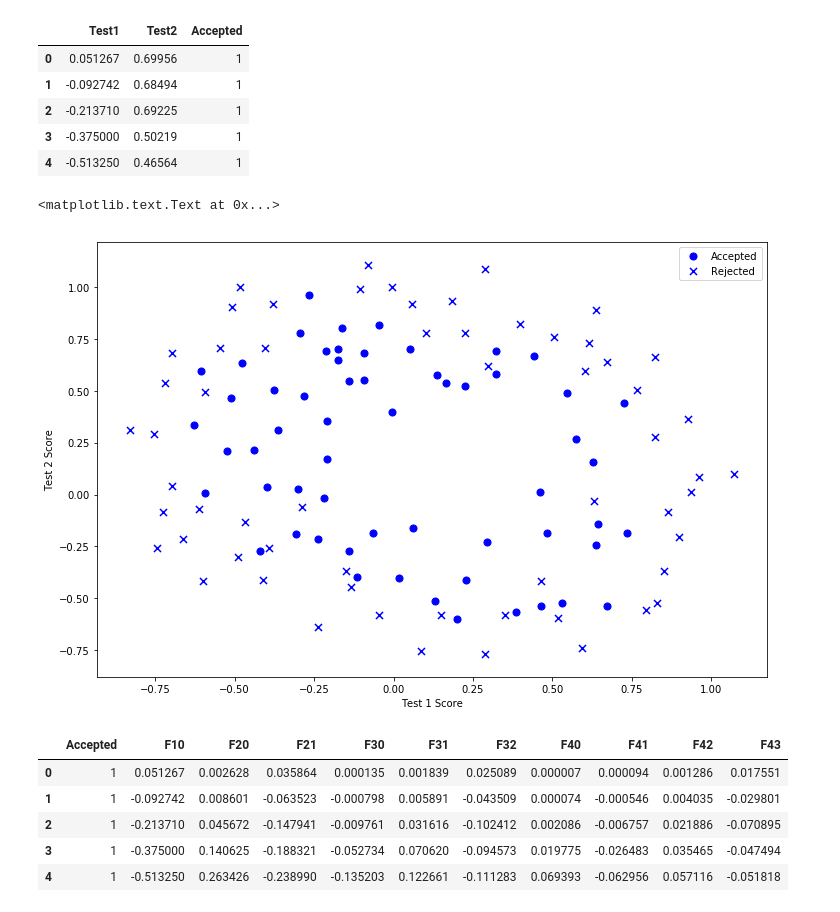
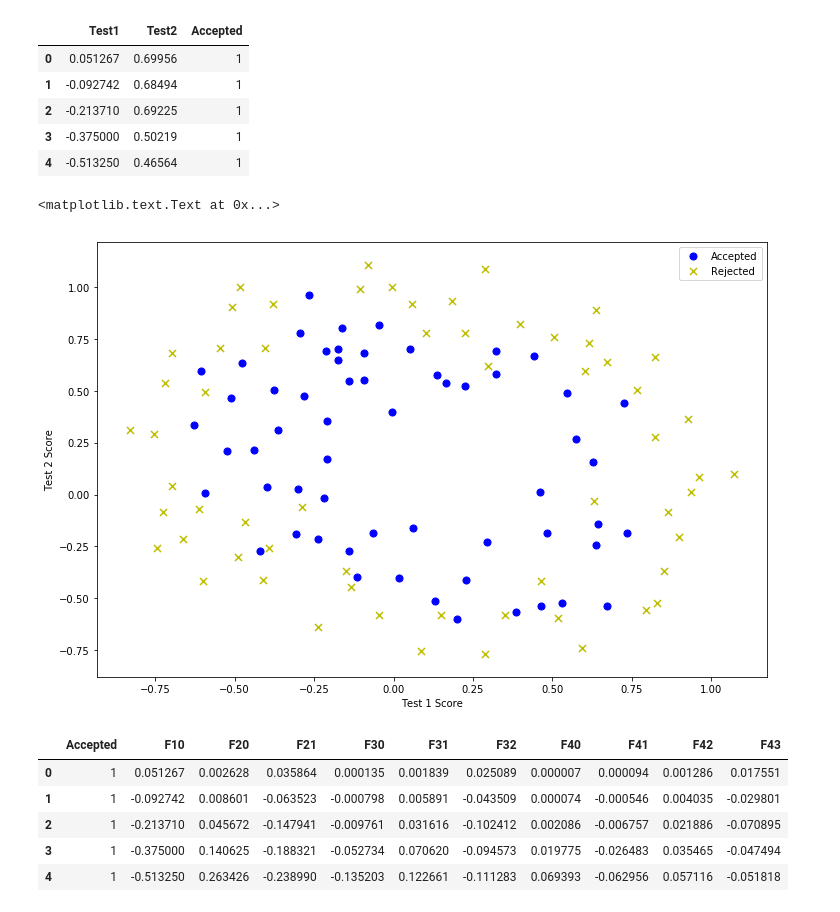
Before and after one commit to just-a-stone/notebook-exercise, a Jupyter notebook: coursera-ng/ex2-logistic regression.ipynb, the cells around one changed output. Drawn from its saved outputs; the diff is of its cells as text; code cells hidden in the pictures.

```diff
--- a/coursera-ng/ex2-logistic regression.ipynb
+++ b/coursera-ng/ex2-logistic regression.ipynb
@@ -109,7 +109,7 @@ accuracy = 89%
 ## 正则化的逻辑回归
 # %%
 #regularized logistic regression
-data2 = pd.read_csv('file://localhost/G:\云课堂\机器学习-斯坦福-Andrew NG-2012\作业\ex2/ex2data2.txt', \
+data2 = pd.read_csv('./data-in/ex2data2.txt', \
                    header=None, names=['Test1', 'Test2', 'Accepted'], encoding='utf-8')
 data2.head()
 # %% [output]
@@ -125,13 +125,13 @@ negative = data2[data2.Accepted.isin([0])]
 # %%
 fig, ax = plt.subplots(figsize=(12,8))
 ax.scatter(positive.Test1, positive.Test2, s=50, c='b', marker='o', label='Accepted')
-ax.scatter(negative.Test1, negative.Test2, s=50, c='b', marker='x', label='Rejected')
+ax.scatter(negative.Test1, negative.Test2, s=50, c='y', marker='x', label='Rejected')
 ax.legend()
 ax.set_xlabel('Test 1 Score')
 ax.set_ylabel('Test 2 Score')
 # %% [output]
 <matplotlib.text.Text at 0x...>
-[figure, old version]
+[figure, new version]
 # %%
 #两类分隔，类似一个圆形，猜测以多次方，方程描述
 degree = 5
```
Also changed, not shown: parts of 9 cells of this notebook, 1 other file.
